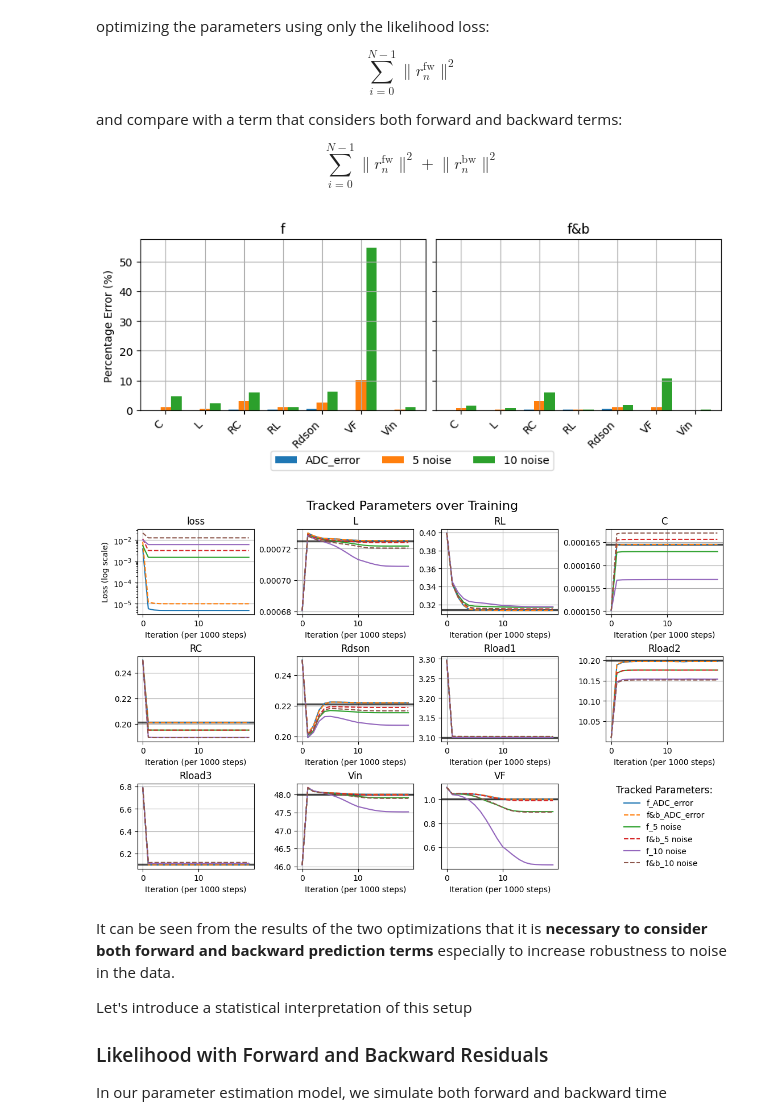
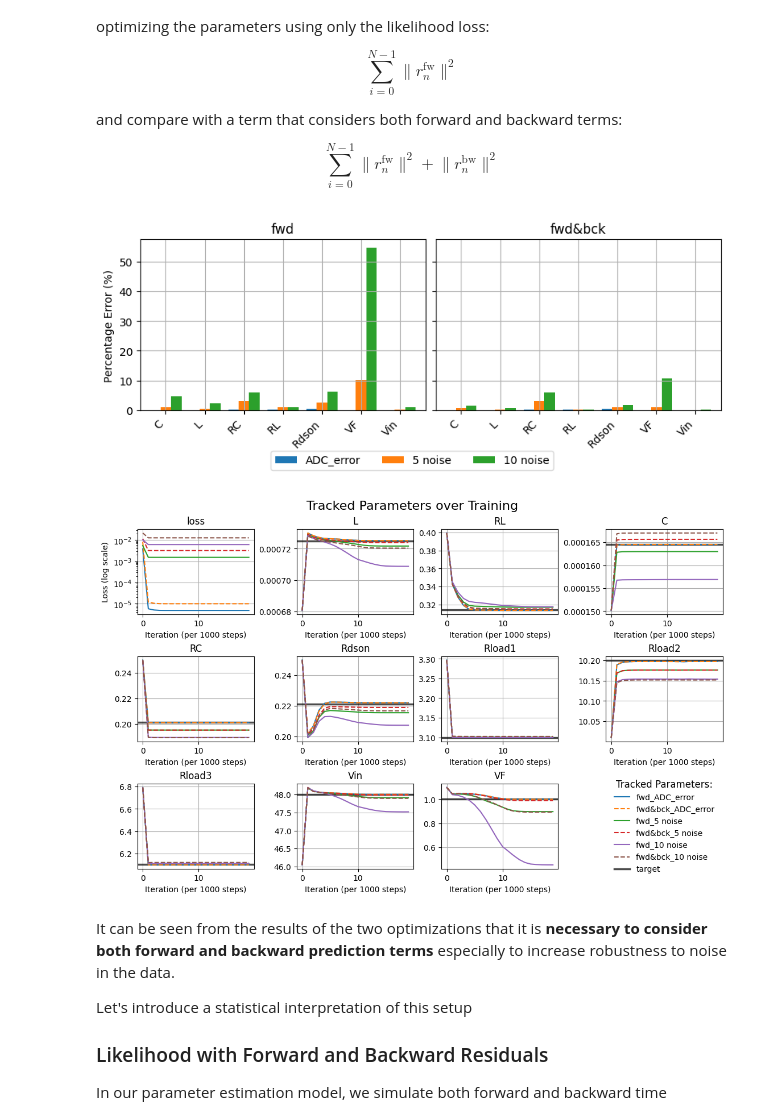
Before and after one commit to jtom95/pinn_buck_converter, a Jupyter notebook: NOTEBOOKS/02_fitting_with_block_diagonal_covariance_matrix.ipynb, the cells around one changed output. Cells and saved outputs as stored; diff of their text form; code cells hidden in the pictures.

Commit message:
fix - collect all appearing handles and labels in the legends

```diff
--- a/NOTEBOOKS/02_fitting_with_block_diagonal_covariance_matrix.ipynb
+++ b/NOTEBOOKS/02_fitting_with_block_diagonal_covariance_matrix.ipynb
@@ -548,37 +548,37 @@ from pinn_buck.model_results.ploting_comparisons import ResultsComparerTwo
 
 
 # Directories version (mirrors your originals)
 fb_outdir = (
     Path.cwd().parent / "RESULTS" / "Testing" / "forward_vs_forward&backward" / "forward&backward"
 )
 f_outdir = Path.cwd().parent / "RESULTS" / "Testing" / "forward_vs_forward&backward" / "forward"
 
 rc = ResultsComparerTwo.from_dirs(
     {
-        "f": f_outdir,
-        "f&b": fb_outdir
+        "fwd": f_outdir,
+        "fwd&bck": fb_outdir
     }
 )
 
 # Choose the labels you care about (ints map via the default dict; strings work too)
 labels = (
     "ADC_error",
     "5 noise",
     "10 noise"
 )
 
 # Final % error comparison (side-by-side)
 fig, ax = rc.plot_comparison(
     labels=labels, target=TRUE_PARAMS, select_lowest_loss=False
 );
 
 # Optional: tracked parameters for specific curves
 
 
 fig, axes = rc.plot_tracked(target=TRUE_PARAMS, labels=labels);
 # %% [output]
-[figure, old version]
+[figure, new version]
-[figure, old version]
+[figure, new version]
 # %% [markdown]
 It can be seen from the results of the two optimizations that it is **necessary to consider both forward and backward prediction terms** especially to increase robustness to noise in the data.
 
```
Also changed, not shown: 1 other file.
